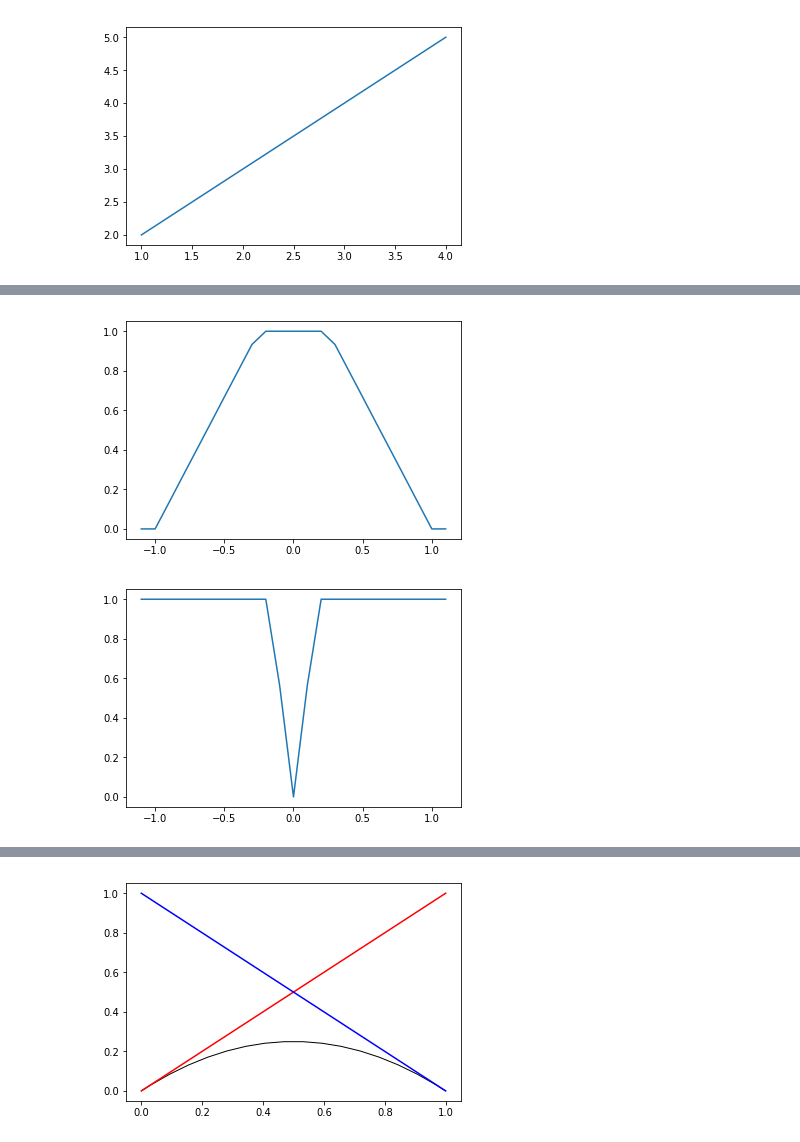
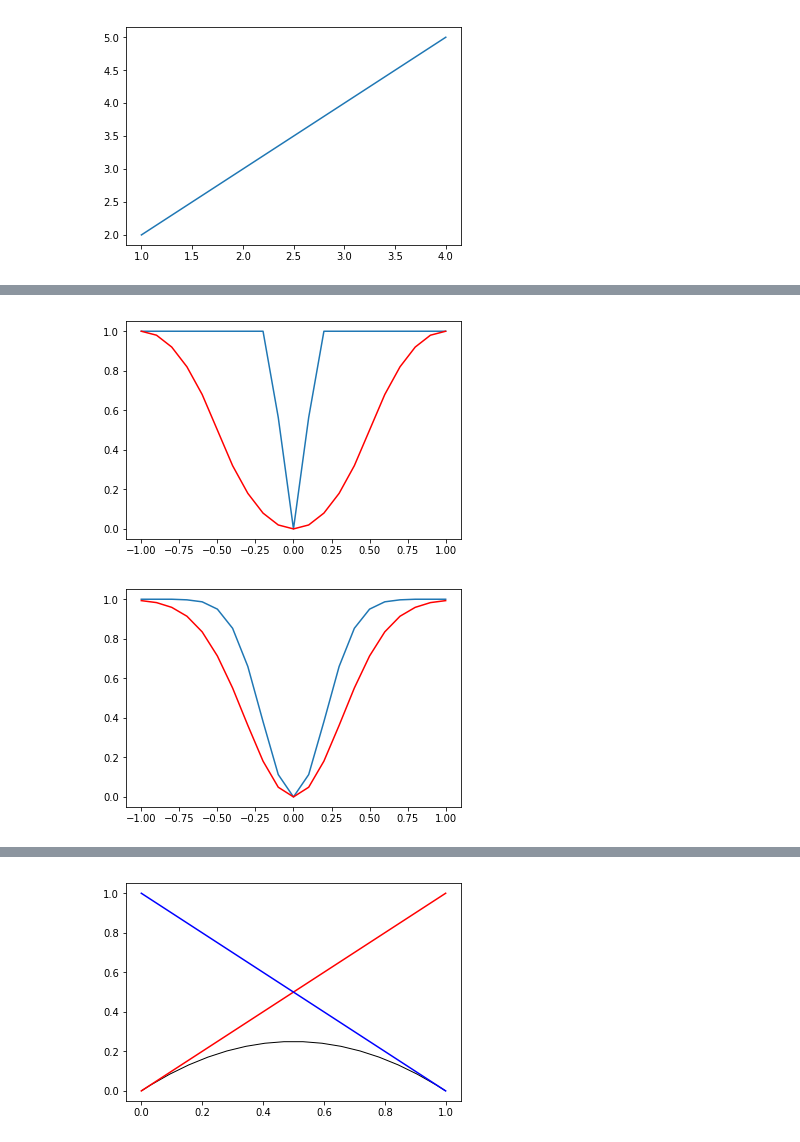
Before and after one commit to westonb7/BlendScripts, a Jupyter notebook: blendSample.ipynb, the cells around one changed output, grey strips where cells are left out. Saved outputs shown, nothing was run; the diff lists cells and outputs as text; code cells hidden in the pictures.

Commit message:
more plots

```diff
--- a/blendSample.ipynb
+++ b/blendSample.ipynb
@@ -64,42 +115,69 @@ def blend3(d = 0.0, u = 1.0, s = 0.05):
 # %%
-# Plot and display tests results of the blend0() funciton
+# Plot and display tests results of the blend1() funciton
 
-ss = 0.1 # step size
-s = .75  # uncertainty(?)
-u = .25  # radius
 out = []
-for x in range(-11, 12, 1):
-    d = x*ss
-    b = blend0(d,u,s)
-    out.append((round(d,3), round(b,3)))
+i = np.linspace(-1,1,21)
+for x in range(len(i)):
+    b = blend1(i[x],u,s)
+    out.append((round(i[x],3), round(b,3)))
 
 yCoord = []
 xCoord = []
 
 for i in range(len(out)):
-    yCoord.append(out[i][0])
-    xCoord.append(out[i][1])
-plt.plot(yCoord, xCoord)
+    xCoord.append(out[i][0])
+    yCoord.append(out[i][1])
+plt.plot(xCoord, yCoord)
+
+out = []
+i = np.linspace(-1,1,21)
+for x in range(len(i)):
+    b = blend1(i[x])
+    out.append((round(i[x],3), round(b,3)))
+
+yCoord = []
+xCoord = []
+
+for i in range(len(out)):
+    xCoord.append(out[i][0])
+    yCoord.append(out[i][1])
+plt.plot(xCoord, yCoord, color='red')
+
 plt.show()
 # %% [output]
-[figure, old version]
+[figure, new version]
 # %%
-# Plot and display tests results of the blend1() funciton
+# Plot and display tests results of the blend2() funciton
 
 out = []
-for x in range(-11, 12, 1):
-    d = x * ss
-    b = blend1(d,u,s)
-    out.append((round(d, 3), round(b, 3)))
+i = np.linspace(-1,1,21)
+for x in range(len(i)):
+    b = blend2(i[x],u,s)
+    out.append((round(i[x],3), round(b,3)))
 
 yCoord = []
 xCoord = []
 
 for i in range(len(out)):
-    yCoord.append(out[i][0])
-    xCoord.append(out[i][1])
-plt.plot(yCoord, xCoord)
+    xCoord.append(out[i][0])
+    yCoord.append(out[i][1])
+plt.plot(xCoord, yCoord)
+
+out = []
+i = np.linspace(-1,1,21)
+for x in range(len(i)):
+    b = blend2(i[x])
+    out.append((round(i[x],3), round(b,3)))
+
+yCoord = []
+xCoord = []
+
+for i in range(len(out)):
+    xCoord.append(out[i][0])
+    yCoord.append(out[i][1])
+plt.plot(xCoord, yCoord, color='red')
+
 plt.show()
 # %% [output]
-[figure, old version]
+[figure, new version]
 # %%
```
Also changed, not shown: parts of 4 cells of this notebook.
